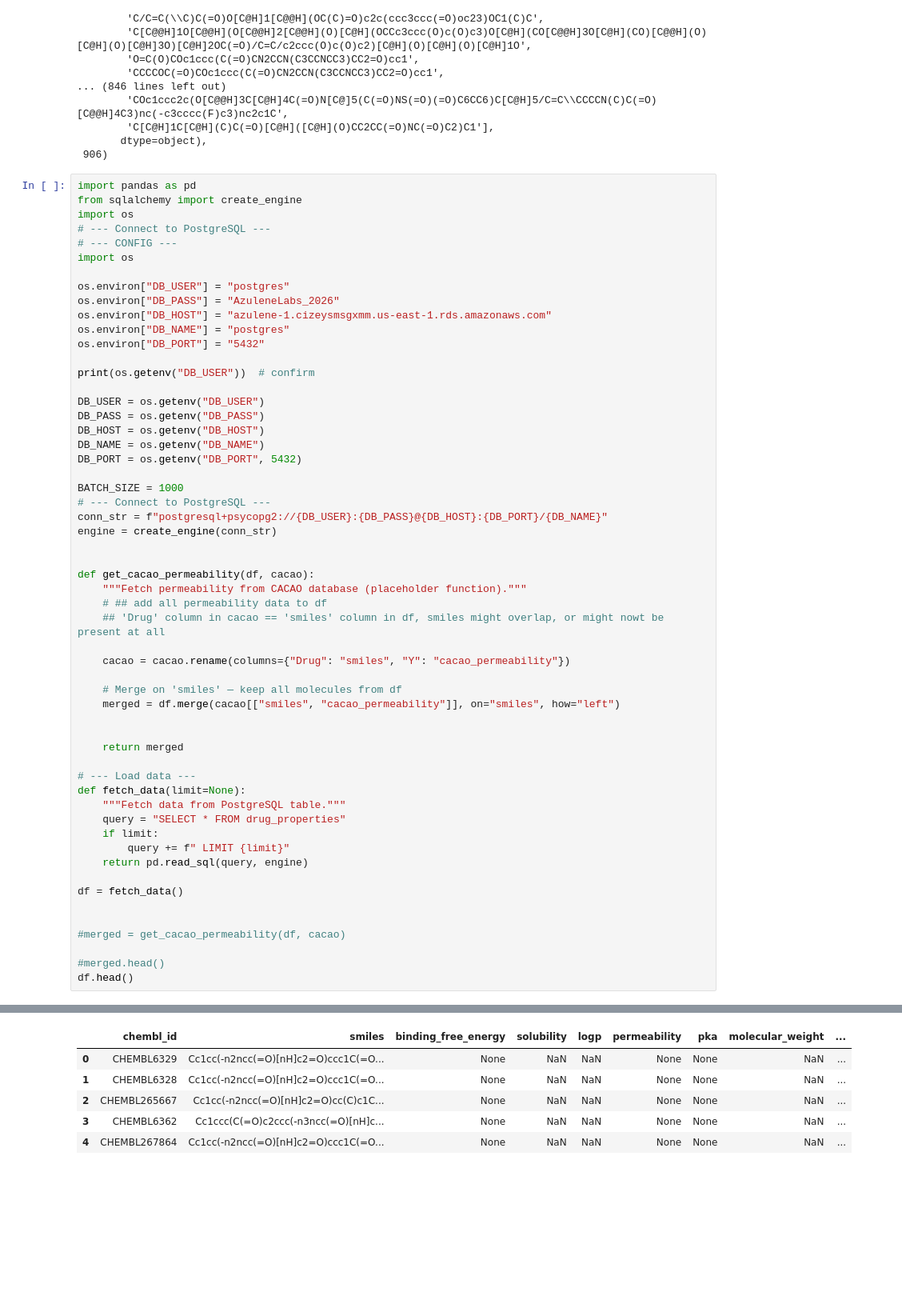
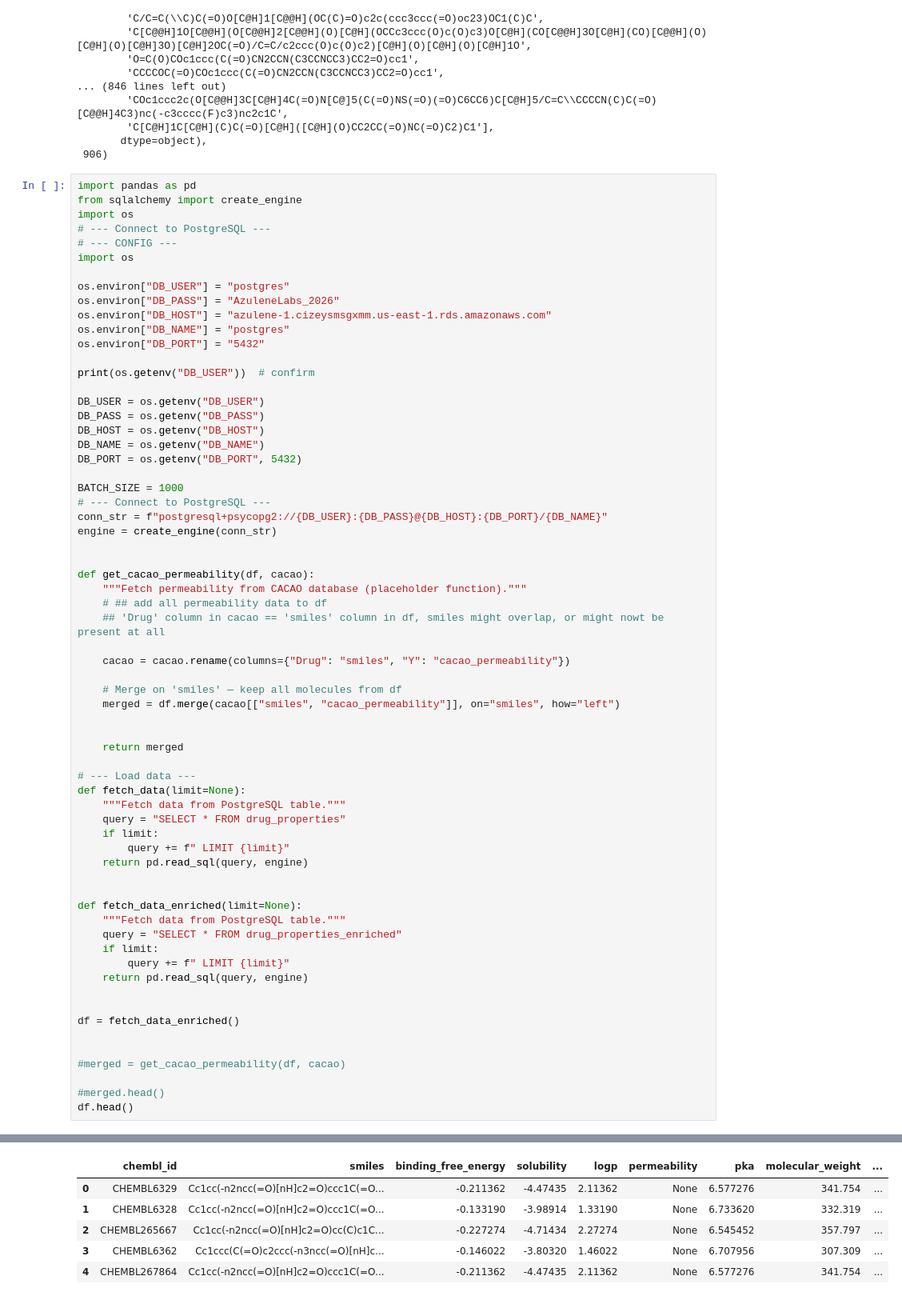
Before and after one commit to Azulene-Labs/SanjitAzuleneLabs, a Jupyter notebook: drug_dataset/enrich_properties/perm_test.ipynb, the cells around one changed output, grey strips where cells are left out. Shown at 80% size. Saved outputs shown, nothing was run; the diff lists cells and outputs as text; blank space fills up the shorter version.

```diff
--- a/drug_dataset/enrich_properties/perm_test.ipynb
+++ b/drug_dataset/enrich_properties/perm_test.ipynb
@@ -76,39 +76,48 @@ engine = create_engine(conn_str)
 def get_cacao_permeability(df, cacao):
     """Fetch permeability from CACAO database (placeholder function)."""
     # ## add all permeability data to df
     ## 'Drug' column in cacao == 'smiles' column in df, smiles might overlap, or might nowt be present at all
 
     cacao = cacao.rename(columns={"Drug": "smiles", "Y": "cacao_permeability"})
 
     # Merge on 'smiles' — keep all molecules from df
     merged = df.merge(cacao[["smiles", "cacao_permeability"]], on="smiles", how="left")
 
 
     return merged
 
 # --- Load data ---
 def fetch_data(limit=None):
     """Fetch data from PostgreSQL table."""
     query = "SELECT * FROM drug_properties"
     if limit:
         query += f" LIMIT {limit}"
     return pd.read_sql(query, engine)
 
-df = fetch_data()
+
+def fetch_data_enriched(limit=None):
+    """Fetch data from PostgreSQL table."""
+    query = "SELECT * FROM drug_properties_enriched"
+    if limit:
+        query += f" LIMIT {limit}"
+    return pd.read_sql(query, engine)
+
+
+df = fetch_data_enriched()
 
 
 #merged = get_cacao_permeability(df, cacao)
 
 #merged.head()
 df.head()
 # %% [output]
 postgres
 |  | chembl_id | smiles | binding_free_energy | solubility | logp | permeability | pka | molecular_weight | ... |
-| 0 | CHEMBL6329 | Cc1cc(-n2ncc(=O)[nH]c2=O)ccc1C(=O... | None | NaN | NaN | None | None | NaN | ... |
-| 1 | CHEMBL6328 | Cc1cc(-n2ncc(=O)[nH]c2=O)ccc1C(=O... | None | NaN | NaN | None | None | NaN | ... |
-| 2 | CHEMBL265667 | Cc1cc(-n2ncc(=O)[nH]c2=O)cc(C)c1C... | None | NaN | NaN | None | None | NaN | ... |
-| 3 | CHEMBL6362 | Cc1ccc(C(=O)c2ccc(-n3ncc(=O)[nH]c... | None | NaN | NaN | None | None | NaN | ... |
-| 4 | CHEMBL267864 | Cc1cc(-n2ncc(=O)[nH]c2=O)ccc1C(=O... | None | NaN | NaN | None | None | NaN | ... |
+| 0 | CHEMBL6329 | Cc1cc(-n2ncc(=O)[nH]c2=O)ccc1C(=O... | -0.211362 | -4.47435 | 2.11362 | None | 6.577276 | 341.754 | ... |
+| 1 | CHEMBL6328 | Cc1cc(-n2ncc(=O)[nH]c2=O)ccc1C(=O... | -0.133190 | -3.98914 | 1.33190 | None | 6.733620 | 332.319 | ... |
+| 2 | CHEMBL265667 | Cc1cc(-n2ncc(=O)[nH]c2=O)cc(C)c1C... | -0.227274 | -4.71434 | 2.27274 | None | 6.545452 | 357.797 | ... |
+| 3 | CHEMBL6362 | Cc1ccc(C(=O)c2ccc(-n3ncc(=O)[nH]c... | -0.146022 | -3.80320 | 1.46022 | None | 6.707956 | 307.309 | ... |
+| 4 | CHEMBL267864 | Cc1cc(-n2ncc(=O)[nH]c2=O)ccc1C(=O... | -0.211362 | -4.47435 | 2.11362 | None | 6.577276 | 341.754 | ... |
 # %%
 merged["cacao_permeability"].value_counts(), len(merged["cacao_permeability"])
 # %% [output]
```
Also changed, not shown: 3 other files.
